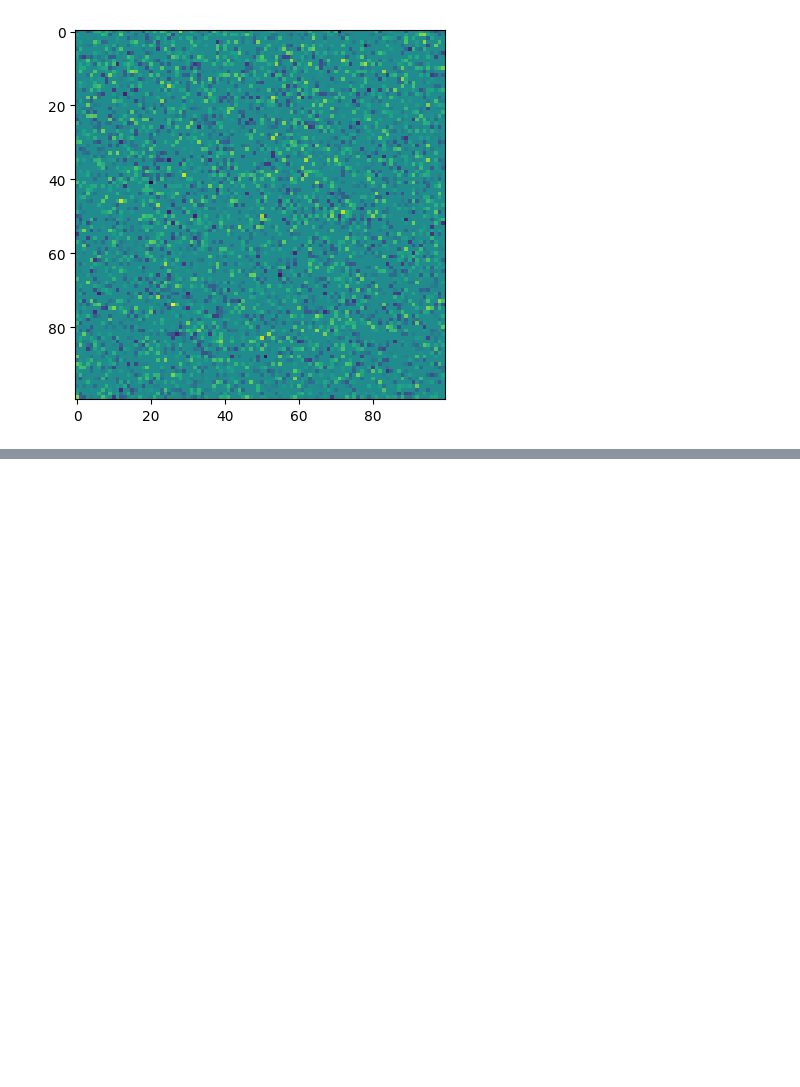
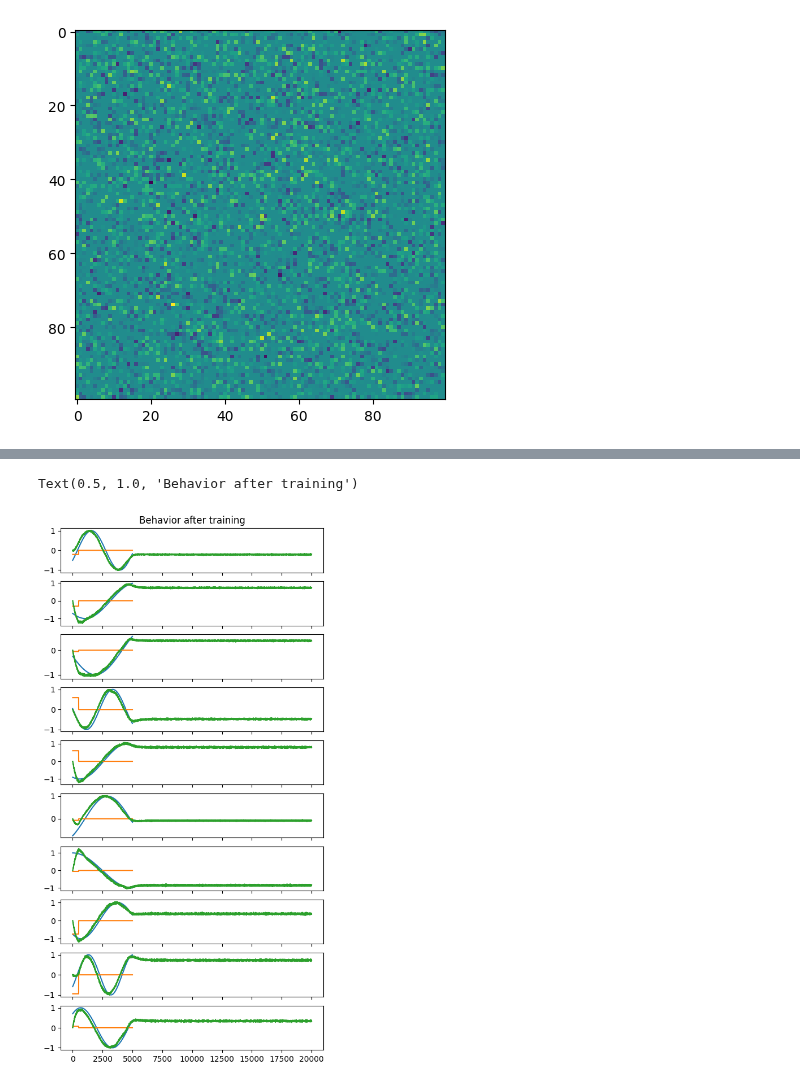
Before and after one commit to Sam-q-3736/srnn_rls, a Jupyter notebook: spike_class_testing.ipynb, the cells around one changed output, grey strips where cells are left out. Saved outputs shown, nothing was run; the diff lists cells and outputs as text; code cells hidden in the pictures; blank space fills up the shorter version.

```diff
--- a/spike_class_testing.ipynb
+++ b/spike_class_testing.ipynb
@@ -95,0 +99,17 @@ Text(0.5, 1.0, 'Auxillary targets')
+# %%
+spks_p, sdrive_p, thetas_p, spk_rast_p = trainer.run_QIF(stim)
+# %%
+n_plot = 10
+nloop = trainer.nloop
+T = trainer.T
+dt = trainer.dt
+
+fig, axs = plt.subplots(n_plot, 1, figsize = (6, 12), sharex = True)
+for i in range(n_plot):
+    axs[i].plot(targs[i])
+    axs[i].plot(stim[i])
+    axs[i].plot(sdrive_p[i])
+axs[0].set_title("Behavior after training")
+# %% [output]
+Text(0.5, 1.0, 'Behavior after training')
+[figure, added]
```
Also changed, not shown: parts of 3 cells of this notebook, 1 other file.
